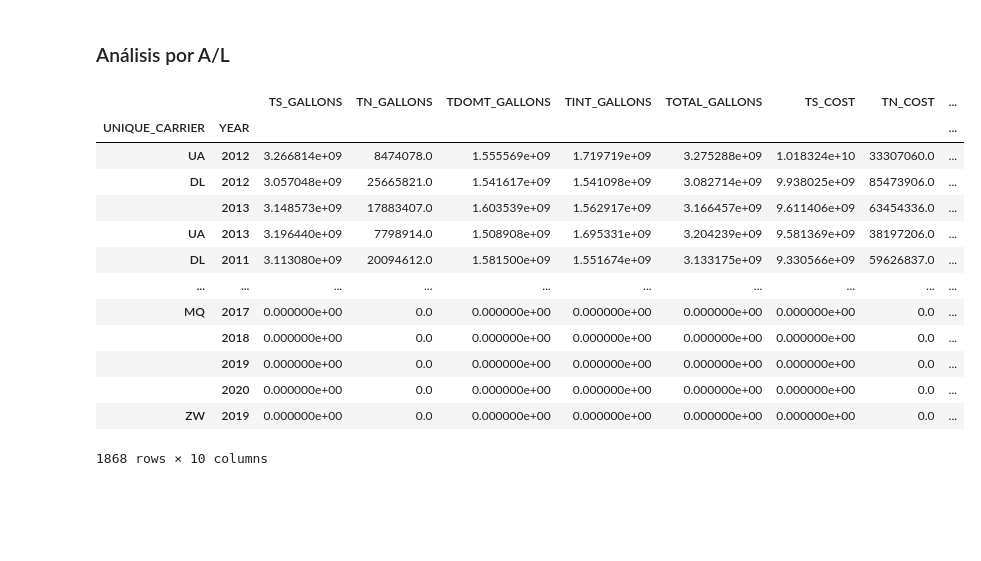
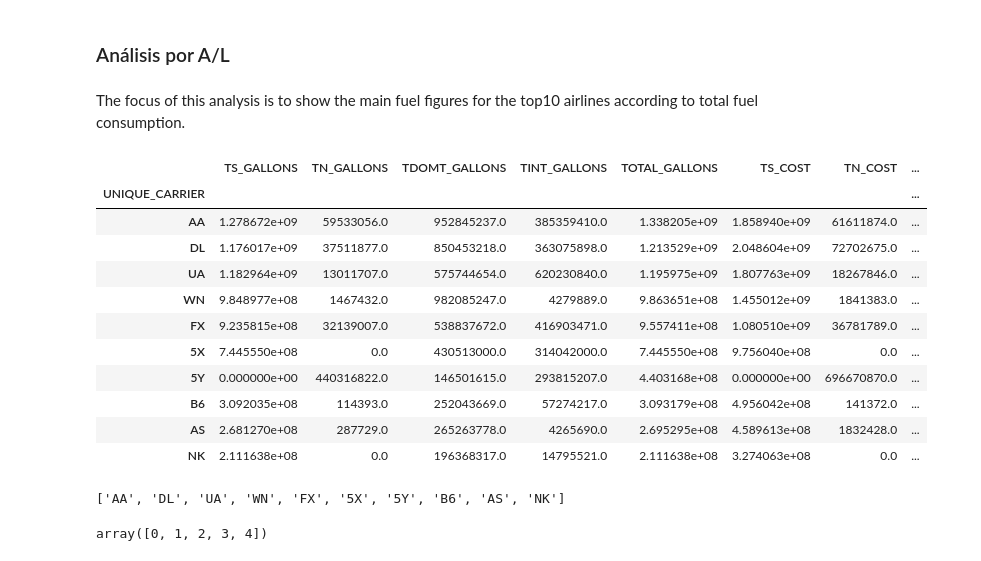
Before and after one commit to malonsol/TFM_KSchool, a Jupyter notebook: EDA/1.2.2_P12A_fuel.ipynb, the cells around one changed output. Drawn from its saved outputs; the diff is of its cells as text; code cells hidden in the pictures; blank space fills up the shorter version.

```diff
--- a/EDA/1.2.2_P12A_fuel.ipynb
+++ b/EDA/1.2.2_P12A_fuel.ipynb
@@ -327,21 +327,22 @@ fig.tight_layout()
 [figure]
 # %% [markdown]
 ### Análisis por A/L
+# %% [markdown]
+The focus of this analysis is to show the main fuel figures for the top10 airlines according to total fuel consumption.
 # %%
-group_carrier = df4.groupby(['UNIQUE_CARRIER', 'YEAR']).sum().sort_values(by='TOTAL_COST', ascending=False)
+group_carrier = df4.loc[df4['YEAR'] == 2020, :].groupby('UNIQUE_CARRIER').sum().sort_values(by='TOTAL_GALLONS', ascending=False).head(10)
+group_carrier = group_carrier.loc[:,group_carrier.columns[1:]]
 group_carrier
 # %% [output]
-|  |  | TS_GALLONS | TN_GALLONS | TDOMT_GALLONS | TINT_GALLONS | TOTAL_GALLONS | TS_COST | TN_COST | ... |
-| UNIQUE_CARRIER | YEAR |  |  |  |  |  |  |  | ... |
-| UA | 2012 | 3.266814e+09 | 8474078.0 | 1.555569e+09 | 1.719719e+09 | 3.275288e+09 | 1.018324e+10 | 33307060.0 | ... |
-| DL | 2012 | 3.057048e+09 | 25665821.0 | 1.541617e+09 | 1.541098e+09 | 3.082714e+09 | 9.938025e+09 | 85473906.0 | ... |
-|  | 2013 | 3.148573e+09 | 17883407.0 | 1.603539e+09 | 1.562917e+09 | 3.166457e+09 | 9.611406e+09 | 63454336.0 | ... |
-| UA | 2013 | 3.196440e+09 | 7798914.0 | 1.508908e+09 | 1.695331e+09 | 3.204239e+09 | 9.581369e+09 | 38197206.0 | ... |
-| DL | 2011 | 3.113080e+09 | 20094612.0 | 1.581500e+09 | 1.551674e+09 | 3.133175e+09 | 9.330566e+09 | 59626837.0 | ... |
-| ... | ... | ... | ... | ... | ... | ... | ... | ... | ... |
-| MQ | 2017 | 0.000000e+00 | 0.0 | 0.000000e+00 | 0.000000e+00 | 0.000000e+00 | 0.000000e+00 | 0.0 | ... |
-|  | 2018 | 0.000000e+00 | 0.0 | 0.000000e+00 | 0.000000e+00 | 0.000000e+00 | 0.000000e+00 | 0.0 | ... |
-|  | 2019 | 0.000000e+00 | 0.0 | 0.000000e+00 | 0.000000e+00 | 0.000000e+00 | 0.000000e+00 | 0.0 | ... |
-|  | 2020 | 0.000000e+00 | 0.0 | 0.000000e+00 | 0.000000e+00 | 0.000000e+00 | 0.000000e+00 | 0.0 | ... |
-| ZW | 2019 | 0.000000e+00 | 0.0 | 0.000000e+00 | 0.000000e+00 | 0.000000e+00 | 0.000000e+00 | 0.0 | ... |
+|  | TS_GALLONS | TN_GALLONS | TDOMT_GALLONS | TINT_GALLONS | TOTAL_GALLONS | TS_COST | TN_COST | ... |
+| UNIQUE_CARRIER |  |  |  |  |  |  |  | ... |
+| AA | 1.278672e+09 | 59533056.0 | 952845237.0 | 385359410.0 | 1.338205e+09 | 1.858940e+09 | 61611874.0 | ... |
+| DL | 1.176017e+09 | 37511877.0 | 850453218.0 | 363075898.0 | 1.213529e+09 | 2.048604e+09 | 72702675.0 | ... |
+| UA | 1.182964e+09 | 13011707.0 | 575744654.0 | 620230840.0 | 1.195975e+09 | 1.807763e+09 | 18267846.0 | ... |
+| WN | 9.848977e+08 | 1467432.0 | 982085247.0 | 4279889.0 | 9.863651e+08 | 1.455012e+09 | 1841383.0 | ... |
+| FX | 9.235815e+08 | 32139007.0 | 538837672.0 | 416903471.0 | 9.557411e+08 | 1.080510e+09 | 36781789.0 | ... |
+| 5X | 7.445550e+08 | 0.0 | 430513000.0 | 314042000.0 | 7.445550e+08 | 9.756040e+08 | 0.0 | ... |
+| 5Y | 0.000000e+00 | 440316822.0 | 146501615.0 | 293815207.0 | 4.403168e+08 | 0.000000e+00 | 696670870.0 | ... |
+| B6 | 3.092035e+08 | 114393.0 | 252043669.0 | 57274217.0 | 3.093179e+08 | 4.956042e+08 | 141372.0 | ... |
+| AS | 2.681270e+08 | 287729.0 | 265263778.0 | 4265690.0 | 2.695295e+08 | 4.589613e+08 | 1832428.0 | ... |
+| NK | 2.111638e+08 | 0.0 | 196368317.0 | 14795521.0 | 2.111638e+08 | 3.274063e+08 | 0.0 | ... |
-1868 rows × 10 columns
@@ -381,0 +349,11 @@ fig.tight_layout() # Or equivalently,  "plt.tight_layout()"
+# %%
+list(group_carrier.index)
+# %% [output]
+['AA', 'DL', 'UA', 'WN', 'FX', '5X', '5Y', 'B6', 'AS', 'NK']
+# %%
+labels = ['G1', 'G2', 'G3', 'G4', 'G5']
+x = np.arange(len(labels))  # the label locations
+# ax.set_xticks(x)
+x
+# %% [output]
+array([0, 1, 2, 3, 4])
```
Also changed, not shown: parts of 7 cells of this notebook, 1 other file.
